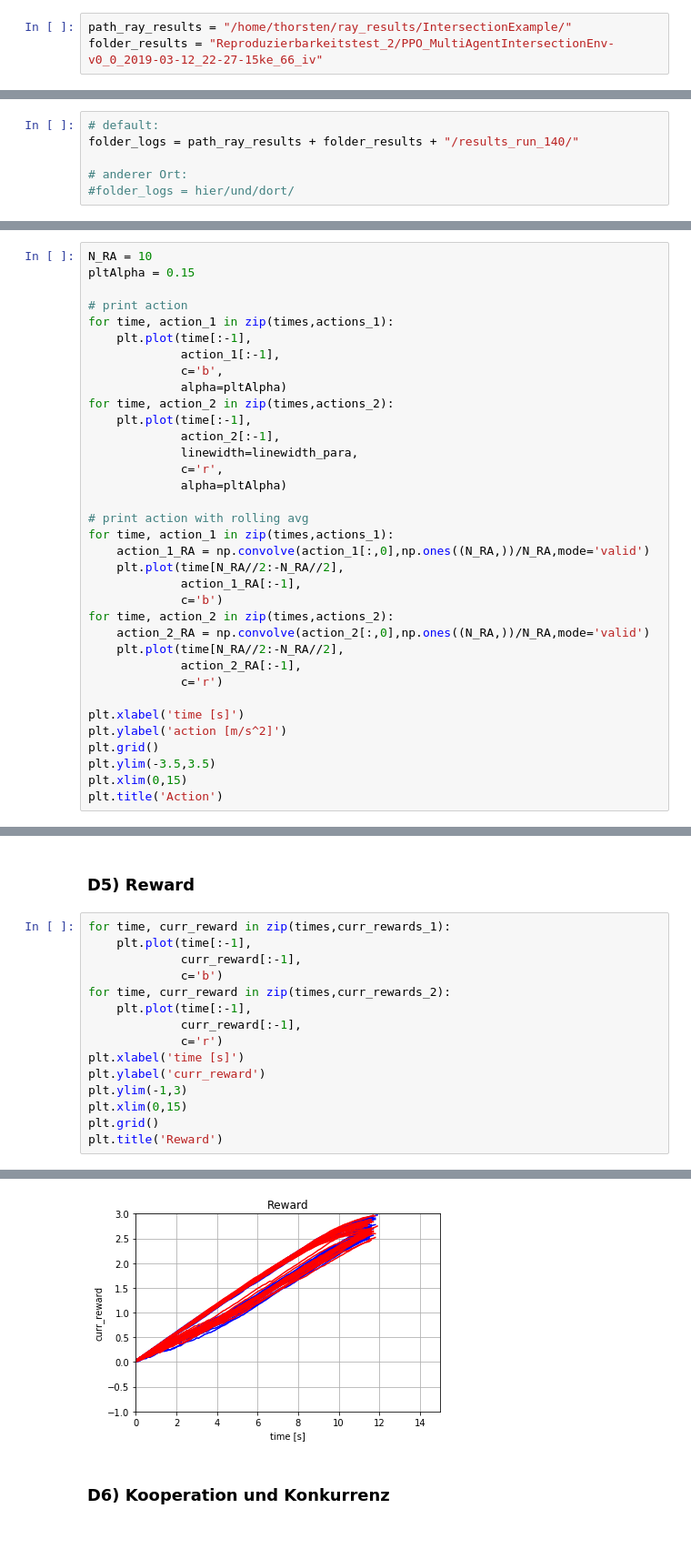
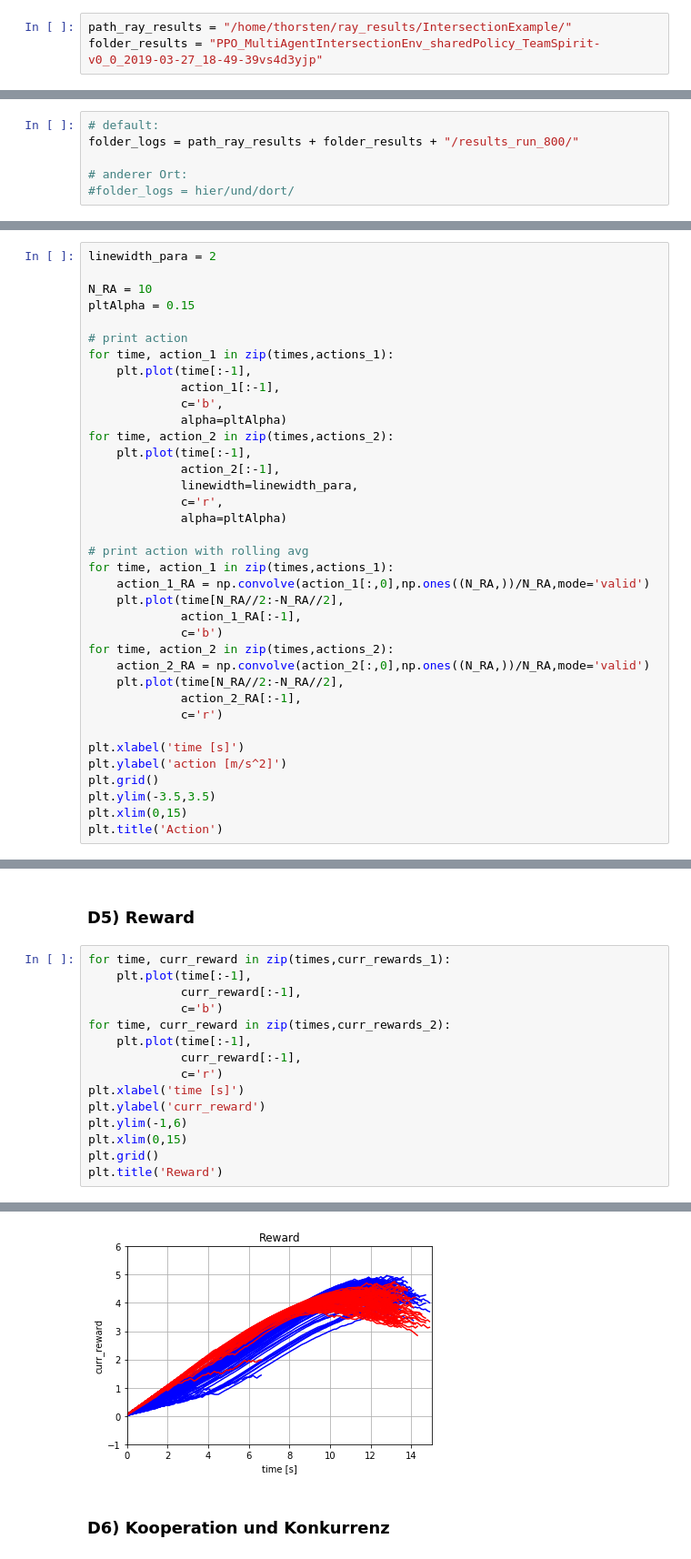
Before and after one commit to MouvementMondial/flow, a Jupyter notebook: Diplomarbeit/Auswertung_I3W_MultiAgent.ipynb, the cells around one changed output, grey strips where cells are left out. Shown at 91% size. Drawn from its saved outputs; the diff is of its cells as text.

```diff
--- a/Diplomarbeit/Auswertung_I3W_MultiAgent.ipynb
+++ b/Diplomarbeit/Auswertung_I3W_MultiAgent.ipynb
@@ -4,7 +4,7 @@
 Die Ergebnisse des Trainings wurden hier abgelegt:
 # %%
 path_ray_results = "/home/thorsten/ray_results/IntersectionExample/"
-folder_results = "Reproduzierbarkeitstest_2/PPO_MultiAgentIntersectionEnv-v0_0_2019-03-12_22-27-15ke_66_iv"
+folder_results = "PPO_MultiAgentIntersectionEnv_sharedPolicy_TeamSpirit-v0_0_2019-03-27_18-49-39vs4d3yjp"
 # %% [markdown]
 ## A) Ergebnisse der Baselines
 # %%
@@ -156,7 +155,7 @@ Skip automatic termination. Connection is probably already closed.
 Speicherort der in B) erzeugten log-Dateien:
 # %%
 # default:
-folder_logs = path_ray_results + folder_results + "/results_run_140/"
+folder_logs = path_ray_results + folder_results + "/results_run_800/"
 
 # anderer Ort:
 #folder_logs = hier/und/dort/
@@ -267,4 +196,6 @@ for i in range(len(action_1)-2):
 # %%
+linewidth_para = 2
+
 N_RA = 10
 pltAlpha = 0.15
 
@@ -345,21 +279,21 @@ plt.xlim(0,15)
 # %%
 for time, curr_reward in zip(times,curr_rewards_1):
     plt.plot(time[:-1],
              curr_reward[:-1],
              c='b')
 for time, curr_reward in zip(times,curr_rewards_2):
     plt.plot(time[:-1],
              curr_reward[:-1],
              c='r')
 plt.xlabel('time [s]')
 plt.ylabel('curr_reward')
-plt.ylim(-1,3)
+plt.ylim(-1,6)
 plt.xlim(0,15)
 plt.grid()
 plt.title('Reward')
 # %% [output]
 Text(0.5, 1.0, 'Reward')
-[figure, old version]
+[figure, new version]
 # %% [markdown]
 ### D6) Kooperation und Konkurrenz
 # %%
```
Also changed, not shown: parts of 11 cells of this notebook, 6 other files.
